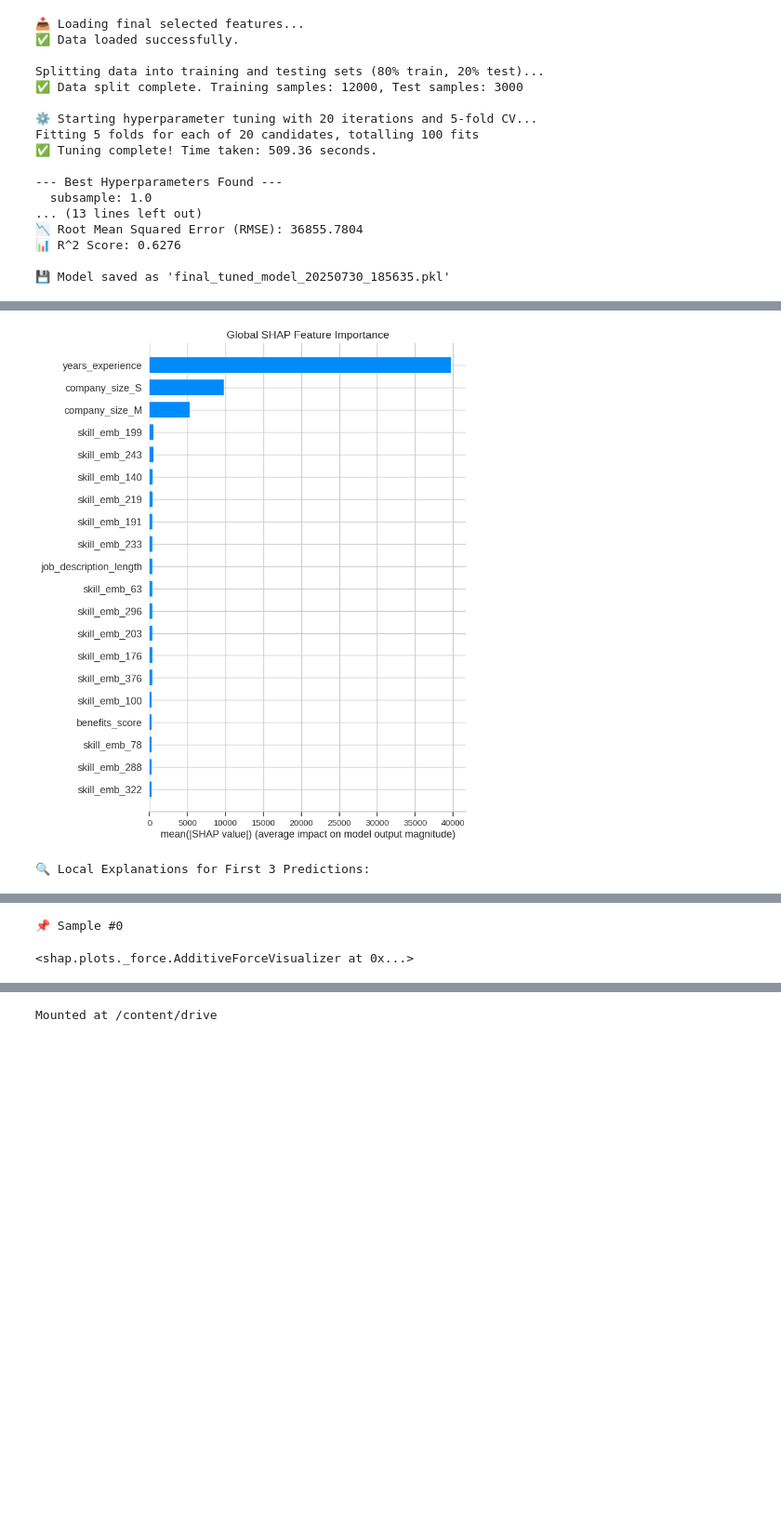
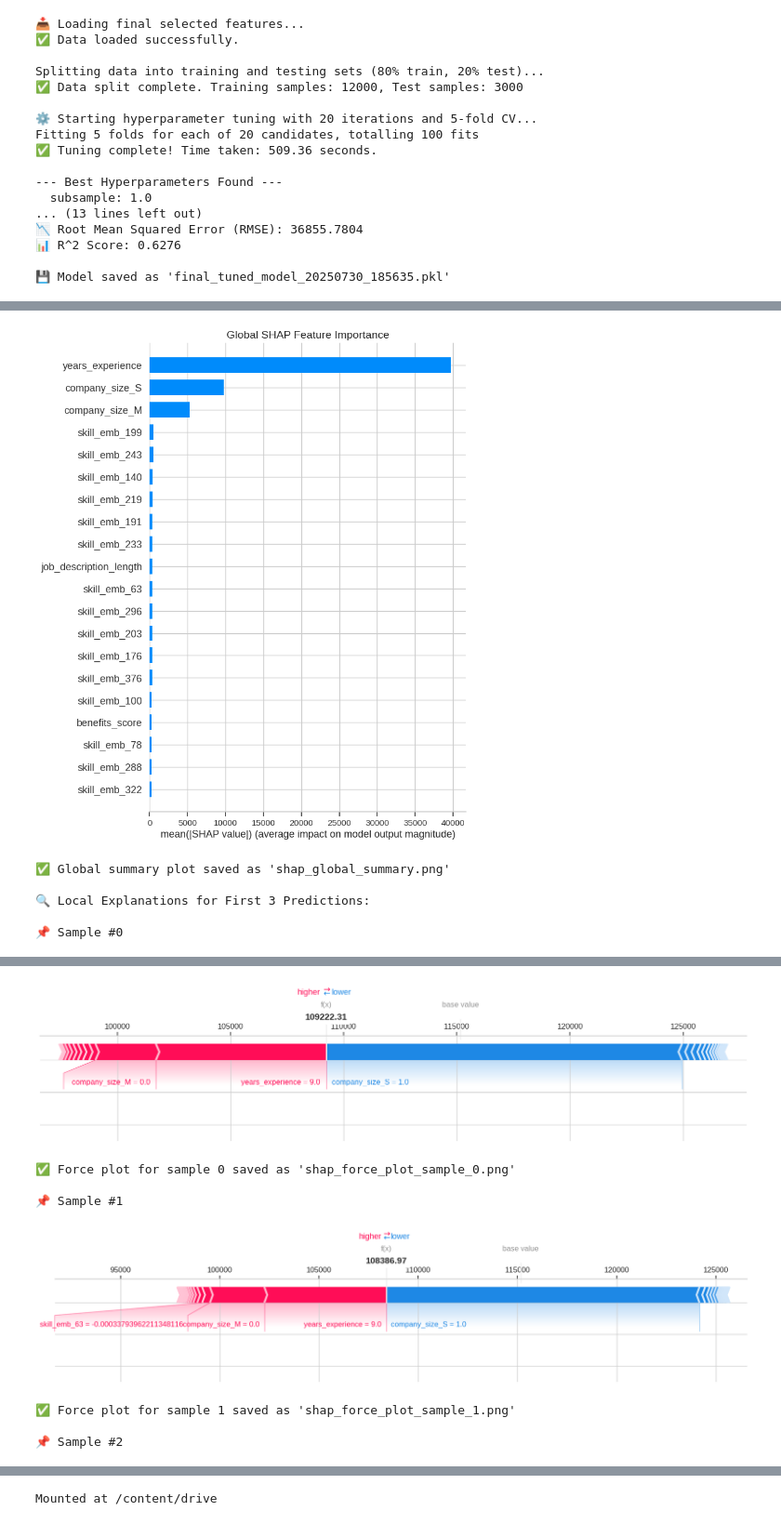
Before and after one commit to Rajesh-Kumar-Biradar/WorthSync---Rajesh, a Jupyter notebook: Employee_Salary_Prediction.ipynb, the cells around one changed output, grey strips where cells are left out. Shown at 93% size. Cells and saved outputs as stored; diff of their text form; code cells hidden in the pictures; blank space fills up the shorter version.

```diff
--- a/Employee_Salary_Prediction.ipynb
+++ b/Employee_Salary_Prediction.ipynb
@@ -1050,7 +1050,7 @@ Fitting 5 folds for each of 20 candidates, totalling 100 fits
 
 💾 Model saved as 'final_tuned_model_20250730_185635.pkl'
 # %%
-# ------------------- Install SHAP -------------------
+# ------------------- Install SHAP (if not done) -------------------
 !pip install shap --quiet
 
 # ------------------- Imports -------------------
@@ -1065,8 +1065,8 @@ from IPython.display import display
 
 # ------------------- Configuration -------------------
 X_FILENAME = 'X_final_selected_features.pkl'
-N_LOCAL_EXPLANATIONS = 3       # Number of individual predictions to explain
-MAX_ROWS_FOR_SHAP = 2000       # Sampling threshold to avoid SHAP slowness
+N_LOCAL_EXPLANATIONS = 3      # Number of individual predictions to explain
+MAX_ROWS_FOR_SHAP = 2000      # Sampling threshold to avoid SHAP slowness
 
 # ------------------- Utility Functions -------------------
 def find_latest_model_file(pattern='final_tuned_model_*.pkl', search_dir='.'):
@@ -1106,12 +1106,15 @@ def calculate_shap_values(model, X):
     return explainer, shap_values
 
 def plot_global_summary(shap_values, X):
-    """Plots global feature importance using SHAP."""
+    """Plots global feature importance and saves it as a static image."""
     print("\n📊 Global Feature Importance Summary:")
     shap.summary_plot(shap_values, X, plot_type="bar", show=False)
     plt.title("Global SHAP Feature Importance", fontsize=14)
     plt.tight_layout()
+    plt.savefig("shap_global_summary.png", dpi=300, bbox_inches='tight') # Save the plot
     plt.show()
+    print("✅ Global summary plot saved as 'shap_global_summary.png'")
+
 
 def display_top_features(shap_values, X, top_n=5):
     """Prints top N important features numerically."""
@@ -1121,18 +1124,22 @@ def display_top_features(shap_values, X, top_n=5):
     display(top_feats.to_frame("Mean |SHAP| Value"))
 
 def plot_local_force_plots(explainer, shap_values, X, num_samples=N_LOCAL_EXPLANATIONS):
-    """Plots SHAP force plots for individual predictions."""
+    """Plots static SHAP force plots for individual predictions."""
     print(f"\n🔍 Local Explanations for First {num_samples} Predictions:")
-    shap.initjs()
     for i in range(num_samples):
         print(f"\n📌 Sample #{i}")
-        display(shap.force_plot(
+        # --- THIS IS THE KEY CHANGE ---
+        # Use matplotlib=True to create a static, non-interactive plot
+        shap.force_plot(
             explainer.expected_value,
             shap_values[i],
             X.iloc[i],
-            matplotlib=False
-        ))
-    print("\n🧠 Red = pushes prediction ↑, Blue = pushes prediction ↓ from base value.")
+            matplotlib=True, # This creates a static plot
+            show=False
+        )
+        plt.savefig(f"shap_force_plot_sample_{i}.png", dpi=300, bbox_inches='tight') # Save the plot
+        plt.show()
+        print(f"✅ Force plot for sample {i} saved as 'shap_force_plot_sample_{i}.png'")
 
 # ------------------- Main Execution -------------------
 if __name__ == '__main__':
@@ -1176,4 +1183,8 @@ if __name__ == '__main__':
 | skill_emb_243 | 481.013819 |
 📊 Global Feature Importance Summary:
 [figure]
+✅ Global summary plot saved as 'shap_global_summary.png'
+
 🔍 Local Explanations for First 3 Predictions:
+
+📌 Sample #0
@@ -1181,2 +1191,8 @@ if __name__ == '__main__':
+[figure, added]
-📌 Sample #0
+✅ Force plot for sample 0 saved as 'shap_force_plot_sample_0.png'
+
+📌 Sample #1
+[figure, added]
-<shap.plots._force.AdditiveForceVisualizer at 0x...>
+✅ Force plot for sample 1 saved as 'shap_force_plot_sample_1.png'
+
+📌 Sample #2
```
Also changed, not shown: parts of 2 cells of this notebook.
